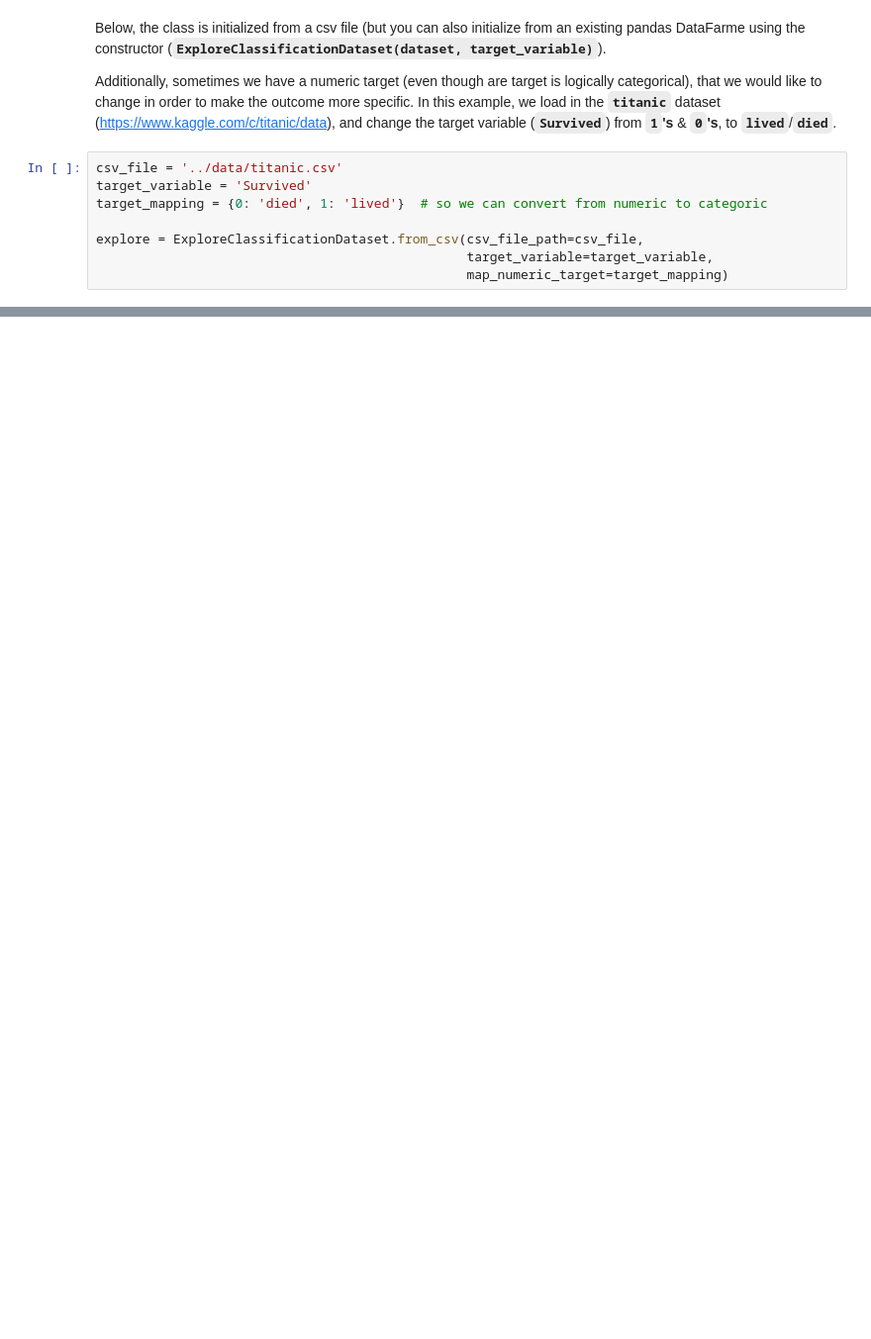
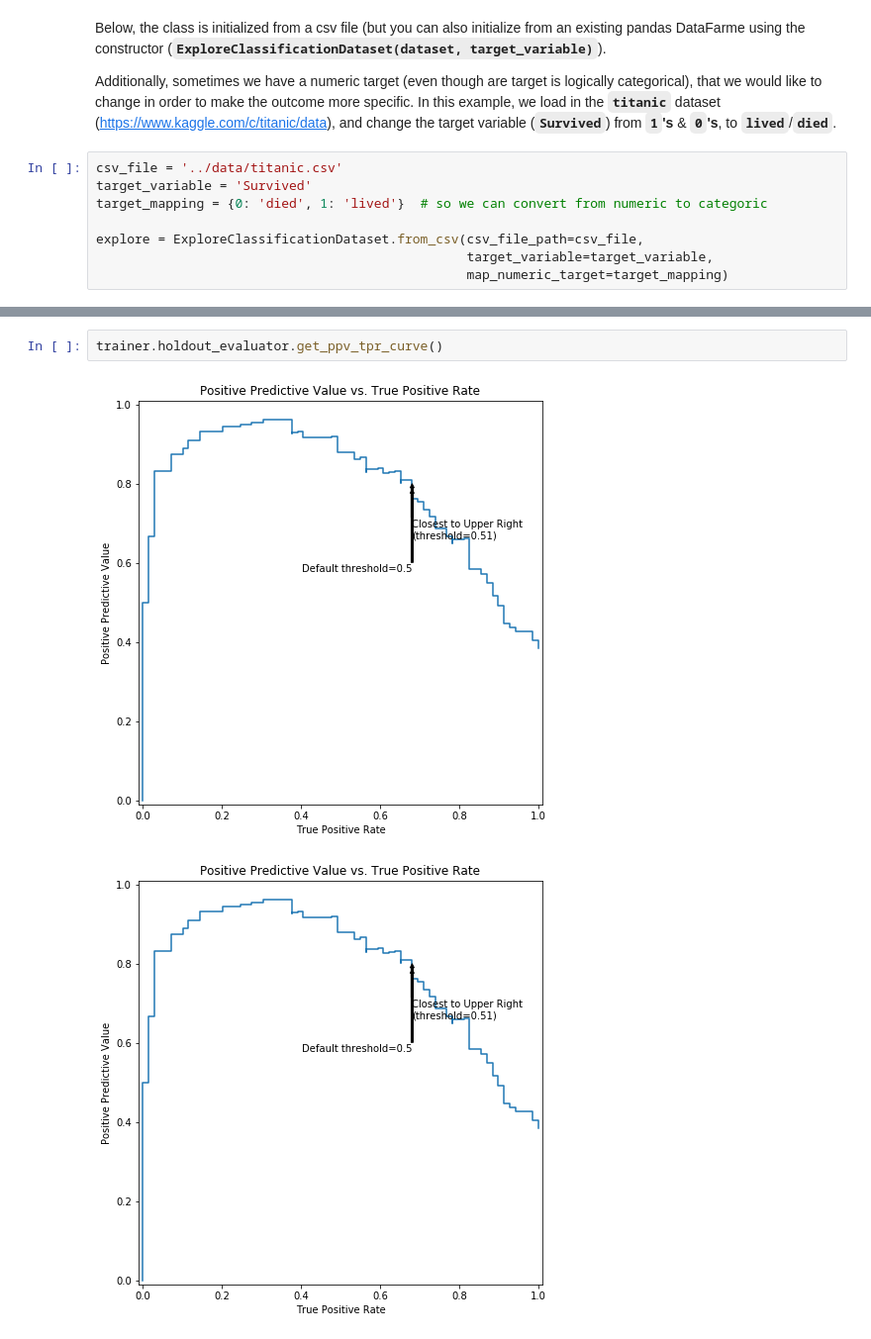
Before and after one commit to shane-kercheval/oo-learning, a Jupyter notebook: examples/classification-titanic/2-Basic Modeling.ipynb, the cells around one changed output, grey strips where cells are left out. Shown: that part at 99% size. Drawn from its saved outputs; the diff is of its cells as text; blank space fills up the shorter version.

```diff
--- a/examples/classification-titanic/2-Basic Modeling.ipynb
+++ b/examples/classification-titanic/2-Basic Modeling.ipynb
@@ -48,0 +329,5 @@ explore.dataset.head()
+# %%
+trainer.holdout_evaluator.get_ppv_tpr_curve()
+# %% [output]
+[figure, added]
+[figure, added]
```
Also changed, not shown: parts of 43 cells of this notebook, 4 other files.
